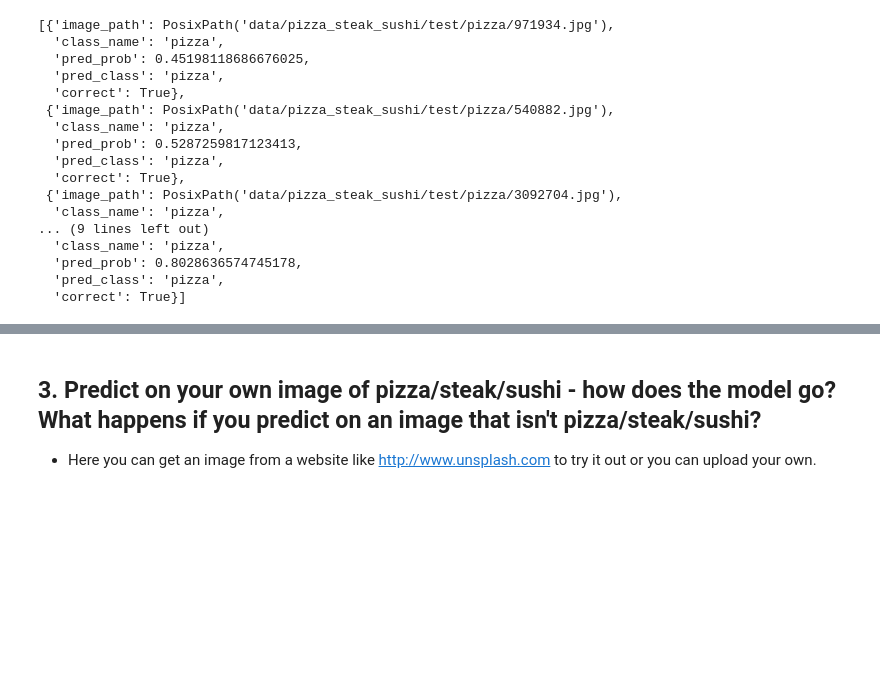
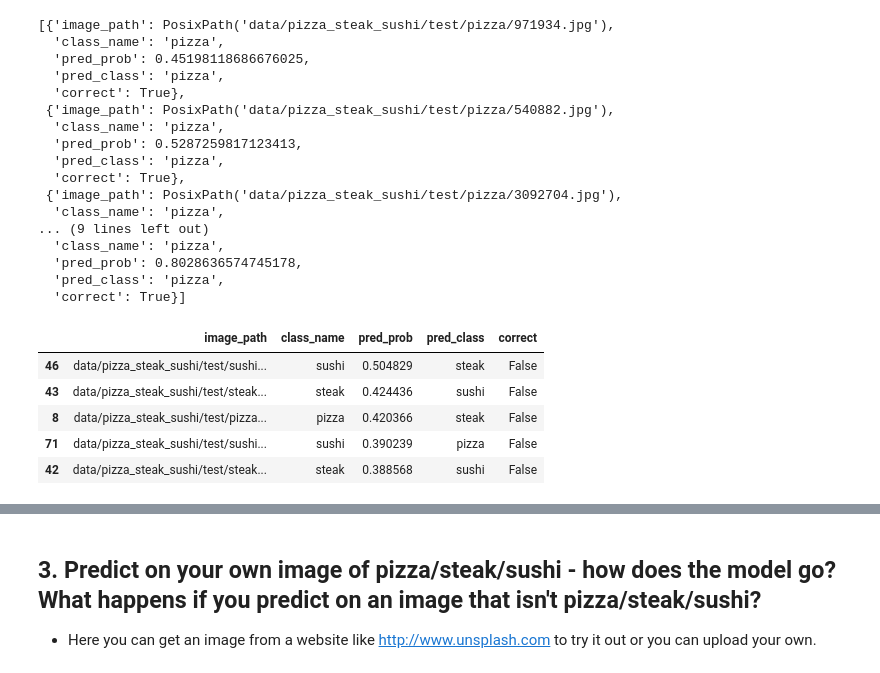
Before and after one commit to deductiveclouds/Pytorch, a Jupyter notebook: extras/exercises/06_pytorch_transfer_learning_exercises.ipynb, the cells around one changed output, grey strips where cells are left out. Saved outputs shown, nothing was run; the diff lists cells and outputs as text; code cells hidden in the pictures; blank space fills up the shorter version.

```diff
--- a/extras/exercises/06_pytorch_transfer_learning_exercises.ipynb
+++ b/extras/exercises/06_pytorch_transfer_learning_exercises.ipynb
@@ -300,3 +300,16 @@ test_pred_list[:5]
   'pred_prob': 0.8028636574745178,
   'pred_class': 'pizza',
   'correct': True}]
+# %%
+import pandas as pd
+
+test_pred_df = pd.DataFrame(data=test_pred_list)
+top_5_wrong = test_pred_df.sort_values(by=['correct', 'pred_prob'], ascending=[True, False]).head(n=5)
+top_5_wrong
+# %% [output]
+|  | image_path | class_name | pred_prob | pred_class | correct |
+| 46 | data/pizza_steak_sushi/test/sushi... | sushi | 0.504829 | steak | False |
+| 43 | data/pizza_steak_sushi/test/steak... | steak | 0.424436 | sushi | False |
+| 8 | data/pizza_steak_sushi/test/pizza... | pizza | 0.420366 | steak | False |
+| 71 | data/pizza_steak_sushi/test/sushi... | sushi | 0.390239 | pizza | False |
+| 42 | data/pizza_steak_sushi/test/steak... | steak | 0.388568 | sushi | False |
```
Also changed, not shown: parts of 1 cell of this notebook.
